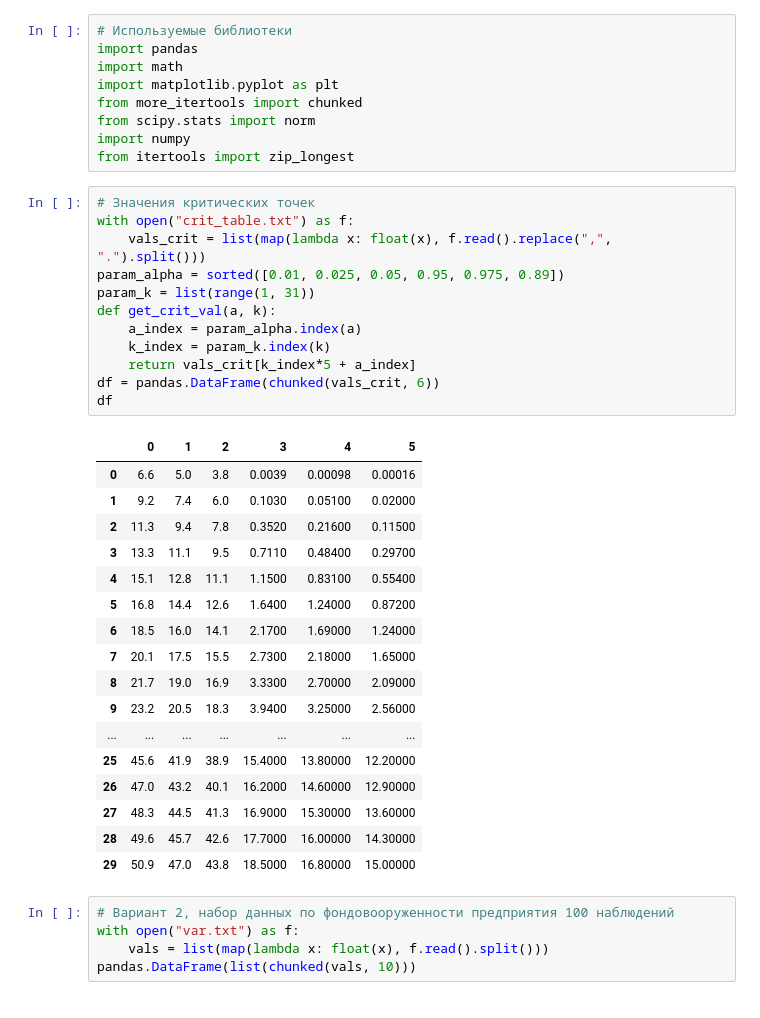
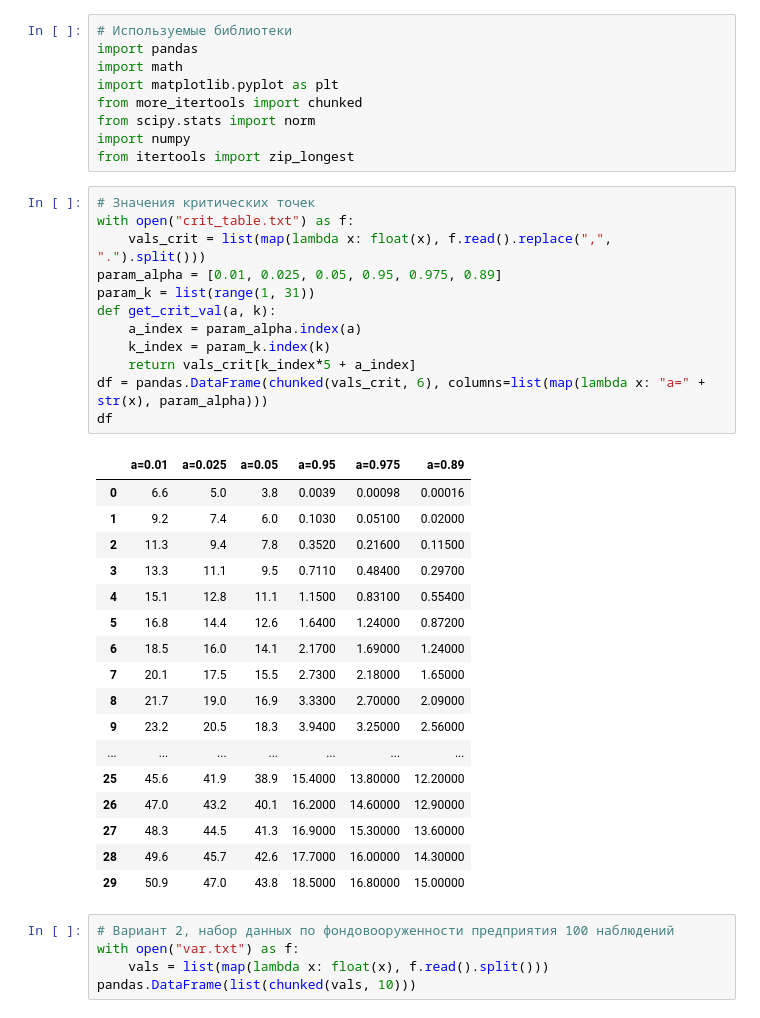
Before and after one commit to TheDeaX-Lab/econometric_lab1, a Jupyter notebook: test.ipynb, the cells around one changed output. Cells and saved outputs as stored; diff of their text form.

```diff
--- a/test.ipynb
+++ b/test.ipynb
@@ -10,17 +10,17 @@ from itertools import zip_longest
 # %%
 # Значения критических точек
 with open("crit_table.txt") as f:
     vals_crit = list(map(lambda x: float(x), f.read().replace(",", ".").split()))
-param_alpha = sorted([0.01, 0.025, 0.05, 0.95, 0.975, 0.89])
+param_alpha = [0.01, 0.025, 0.05, 0.95, 0.975, 0.89]
 param_k = list(range(1, 31))
 def get_crit_val(a, k):
     a_index = param_alpha.index(a)
     k_index = param_k.index(k)
     return vals_crit[k_index*5 + a_index]
-df = pandas.DataFrame(chunked(vals_crit, 6))
+df = pandas.DataFrame(chunked(vals_crit, 6), columns=list(map(lambda x: "a=" + str(x), param_alpha)))
 df
 # %% [output]
-|  | 0 | 1 | 2 | 3 | 4 | 5 |
+|  | a=0.01 | a=0.025 | a=0.05 | a=0.95 | a=0.975 | a=0.89 |
 | 0 | 6.6 | 5.0 | 3.8 | 0.0039 | 0.00098 | 0.00016 |
 | 1 | 9.2 | 7.4 | 6.0 | 0.1030 | 0.05100 | 0.02000 |
 | 2 | 11.3 | 9.4 | 7.8 | 0.3520 | 0.21600 | 0.11500 |
```
